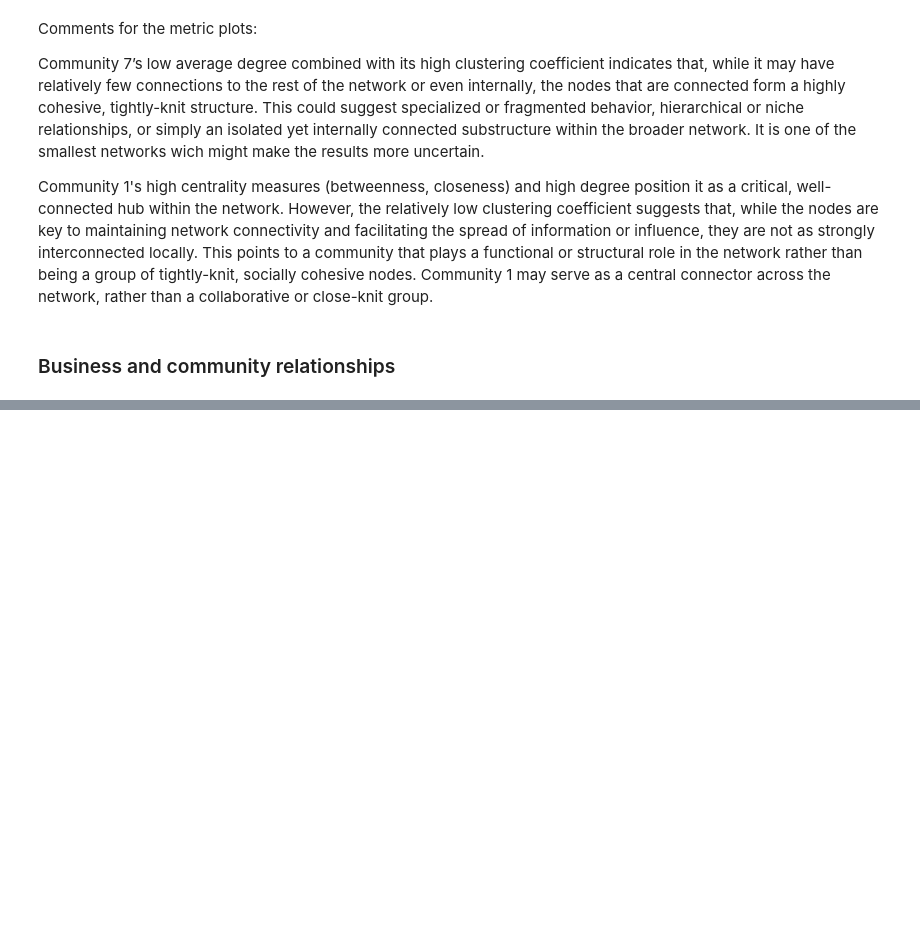
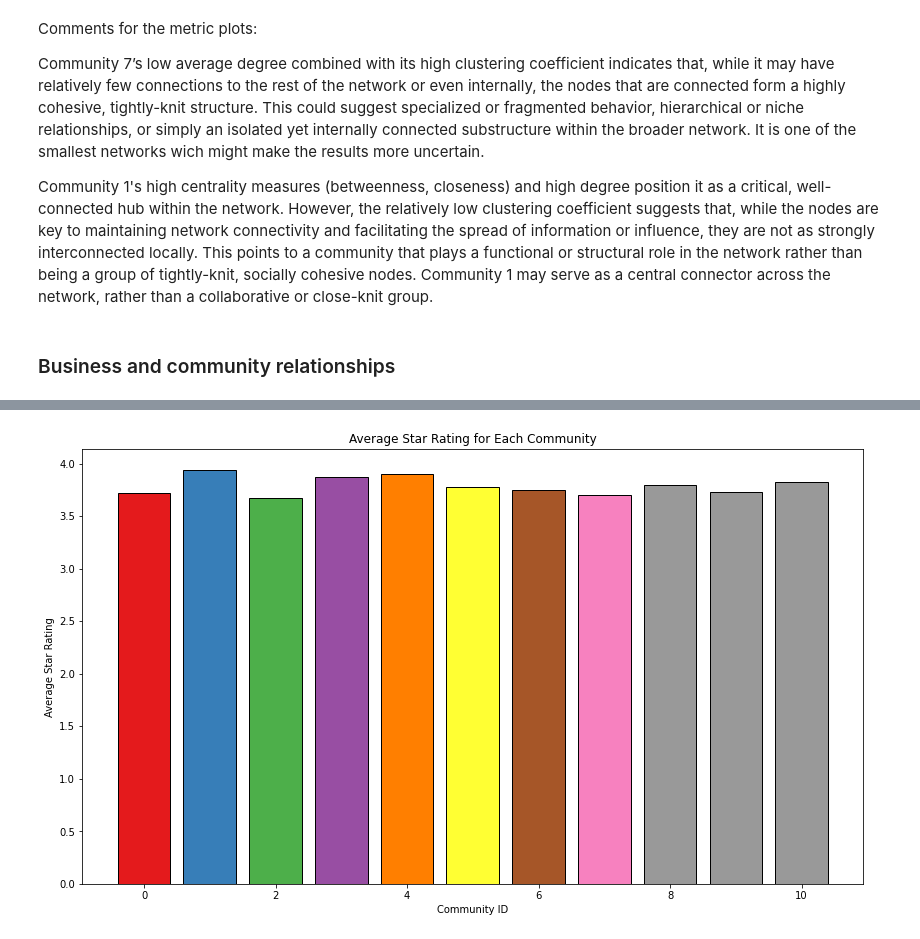
Before and after one commit to FredBingz/02805YelpProject, a Jupyter notebook: structure.ipynb, the cells around one changed output, grey strips where cells are left out. Drawn from its saved outputs; the diff is of its cells as text; code cells hidden in the pictures; blank space fills up the shorter version.

```diff
--- a/structure.ipynb
+++ b/structure.ipynb
@@ -410,0 +492,19 @@ review_data.head()
+# %%
+# average star rating for each community
+
+community_star_ratings = review_data.groupby('community')['stars'].mean().reset_index()
+community_star_ratings.columns = ['Community', 'Average Star Rating']
+
+
+community_metrics_df = community_metrics_df.merge(community_star_ratings, on='Community')
+
+
+fig, ax = plt.subplots(figsize=(14, 8))
+colors = [plt.cm.Set1(i) for i in range(len(community_metrics_df))]
+ax.bar(community_metrics_df['Community'], community_metrics_df['Average Star Rating'], color=colors, edgecolor='black')
+ax.set_xlabel('Community ID')
+ax.set_ylabel('Average Star Rating')
+ax.set_title('Average Star Rating for Each Community')
+plt.show()
+# %% [output]
+[figure, added]
```
Also changed, not shown: parts of 19 cells of this notebook, 4 other files.
